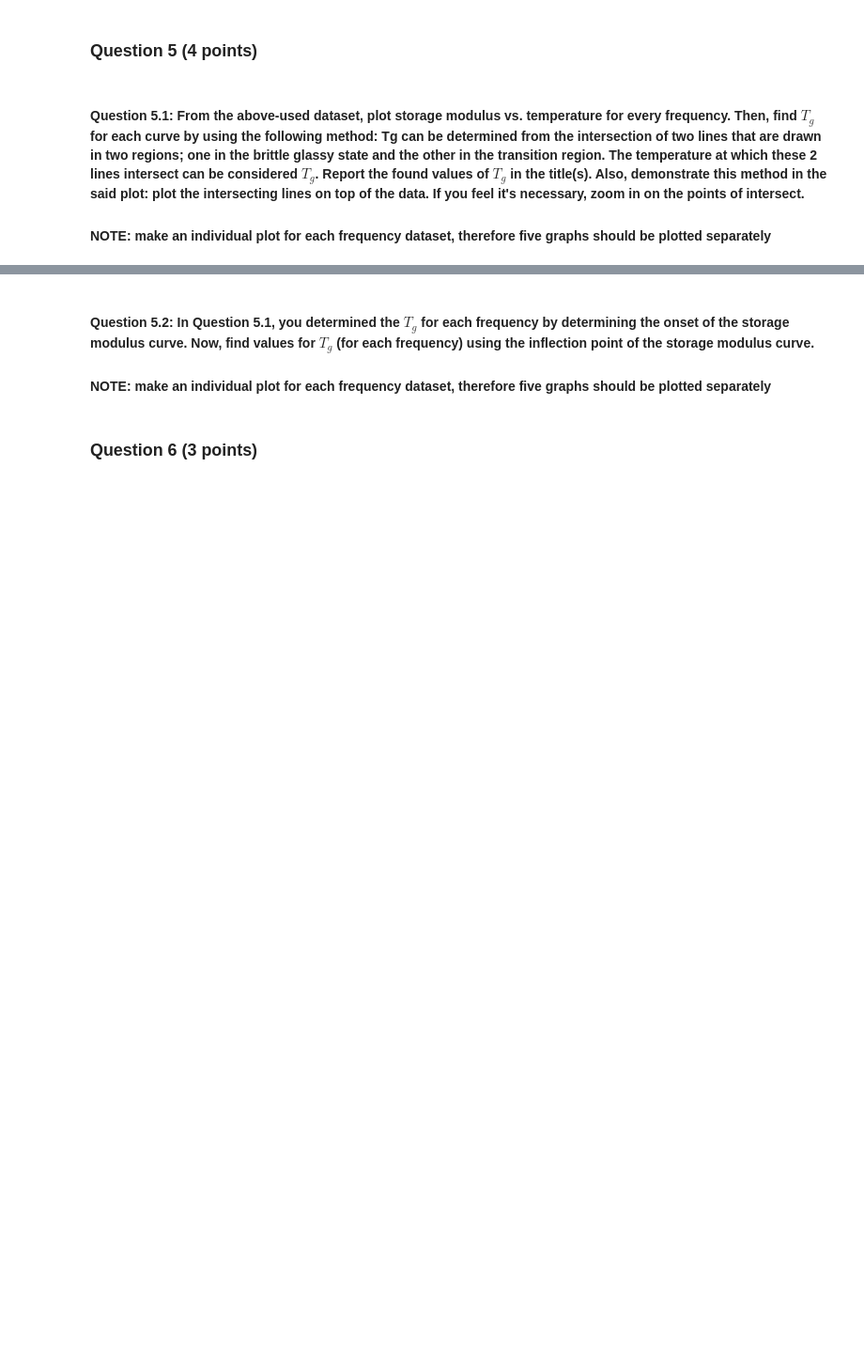
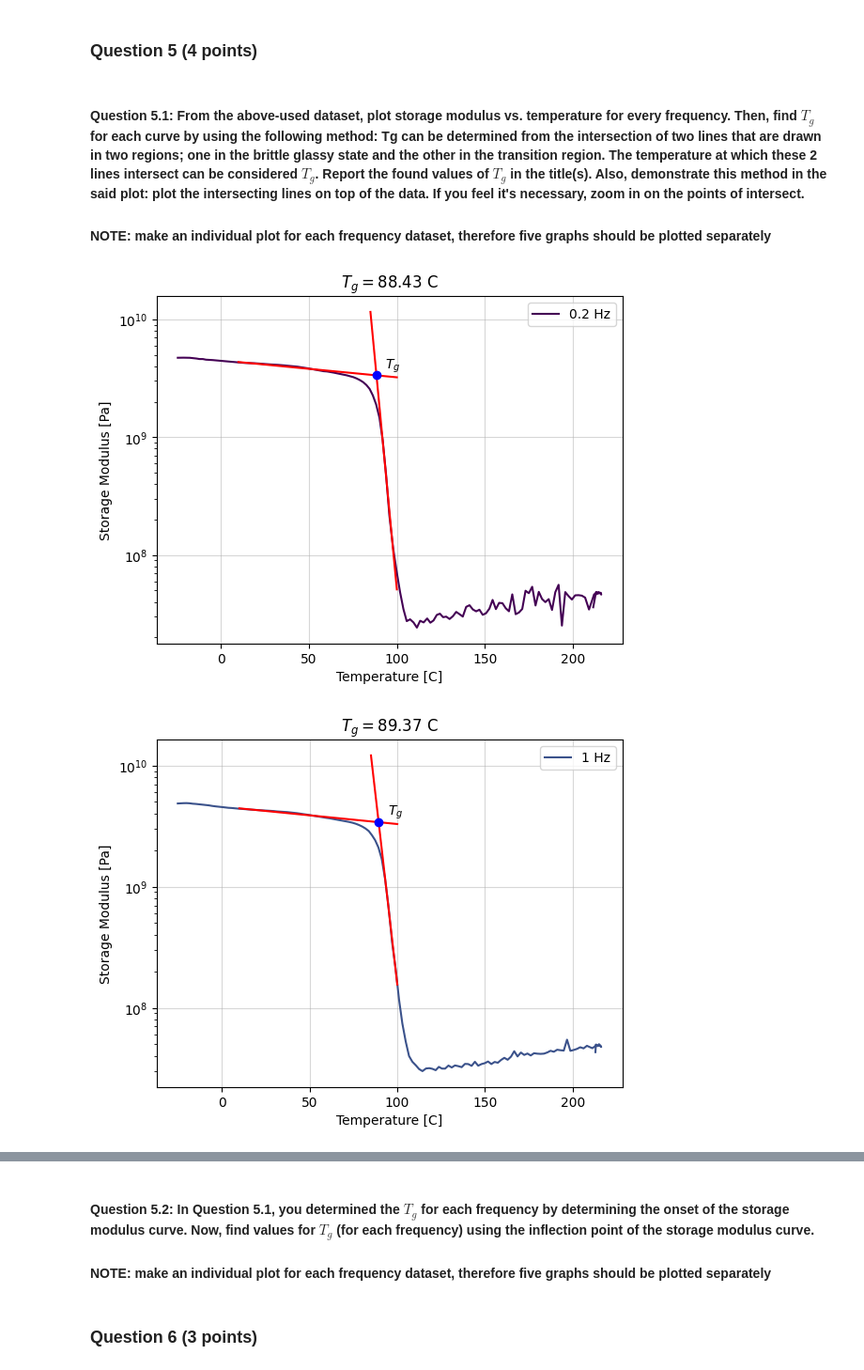
Before and after one commit to Daveed-droid/PolymerCompositeManufacturingNotebooks, a Jupyter notebook: Notebook_Rheokinetics/Rheokinetics - 2024.ipynb, the cells around one changed output, grey strips where cells are left out. Shown: that part at 94% size. Cells and saved outputs as stored; diff of their text form; code cells hidden in the pictures; blank space fills up the shorter version.

```diff
--- a/Notebook_Rheokinetics/Rheokinetics - 2024.ipynb
+++ b/Notebook_Rheokinetics/Rheokinetics - 2024.ipynb
@@ -121,3 +171,44 @@ Answer:
 # %% [markdown]
 #### Question 5.1: From the above-used dataset, plot storage modulus vs. temperature for every frequency. Then, find $T_g$ for each curve by using the following method: Tg can be determined from the intersection of two lines that are drawn in two regions; one in the brittle glassy state and the other in the transition region. The temperature at which these 2 lines intersect can be considered $T_g$. Report the found values of $T_g$ in the title(s). Also, demonstrate this method in the said plot: plot the intersecting lines on top of the data. If you feel it's necessary, zoom in on the points of intersect.
 #### NOTE: make  an individual plot for each frequency dataset, therefore five graphs should be plotted separately
+# %%
+DMA = pd.read_excel("DMA results - new.xlsx", header=29) # Read data
+DMA = DMA.drop(index=0) # Remove units header
+DMA = DMA.drop(index=[DMA.index[i] for i in range(-1,-43,-1)]) # Remove weird data
+DMA.head()
+freq_list = [0.200000002980232, 1, 5, 10, 20] # Frequencies tested
+for i, freq in enumerate(freq_list):
+    plt.grid(alpha=0.5)
+
+    DMA_freq = DMA.loc[DMA['Freq.'] == freq] # Selecting frequency
+    plt.semilogy(DMA_freq["Temp."], DMA_freq["E\'(G\')"], color=colors[i], label=f'{round(freq,1)} Hz')
+
+    # Line 1
+    line_1_x = DMA_freq["Temp."].iloc[10:50].to_numpy(dtype=float)
+    line_1_y = np.log10(DMA_freq["E\'(G\')"].iloc[10:50].to_numpy(dtype=float))
+    # Line 2
+    line_2_x = DMA_freq["Temp."].loc[((1e8<DMA_freq["E\'(G\')"]) & (DMA_freq["E\'(G\')"]<1e9))].to_numpy(dtype=float)
+    line_2_y = np.log10(DMA_freq["E\'(G\')"].loc[((1e8<DMA_freq["E\'(G\')"]) & (DMA_freq["E\'(G\')"]<1e9))].to_numpy(dtype=float))
+    grad1 = np.polyfit(list(line_1_x), list(line_1_y), 1)
+    grad2 = np.polyfit(list(line_2_x), list(line_2_y), 1)
+    x_int = (grad1[1]-grad2[1])/(grad2[0]-grad1[0])
+    y_int = 10**(grad1[0]*x_int + grad1[1])
+    x = np.linspace(10, 100, 100)
+    y = 10**np.polyval(grad1, x)
+    plt.semilogy(x,
+                 y, color="red")
+    x = np.linspace(85, 100, 100)
+    y = 10**np.polyval(grad2, x)
+    plt.semilogy(x,
+                 y, color="red")
+    plt.semilogy(x_int,y_int, color="blue", marker="o")
+    plt.annotate("$T_g$", [x_int+5, y_int+0.5e9])
+    #plt.semilogy(list(DMA_freq["Temp."].loc[((1e8<DMA_freq["E\'(G\')"]) & (DMA_freq["E\'(G\')"]<1e9))].to_numpy()), list(DMA_freq["E\'(G\')"].loc[((1e8<DMA_freq["E\'(G\')"]) & (DMA_freq["E\'(G\')"]<1e9))].to_numpy()))
+    plt.title(f"$T_g = {round(x_int,2)}$ C")
+    plt.legend()
+    plt.ylabel("Storage Modulus [Pa]")
+    plt.xlabel("Temperature [C]")
+    plt.show()
+# %% [output]
+[figure, added]
+[figure, added]
```
Also changed, not shown: parts of 10 cells of this notebook.
